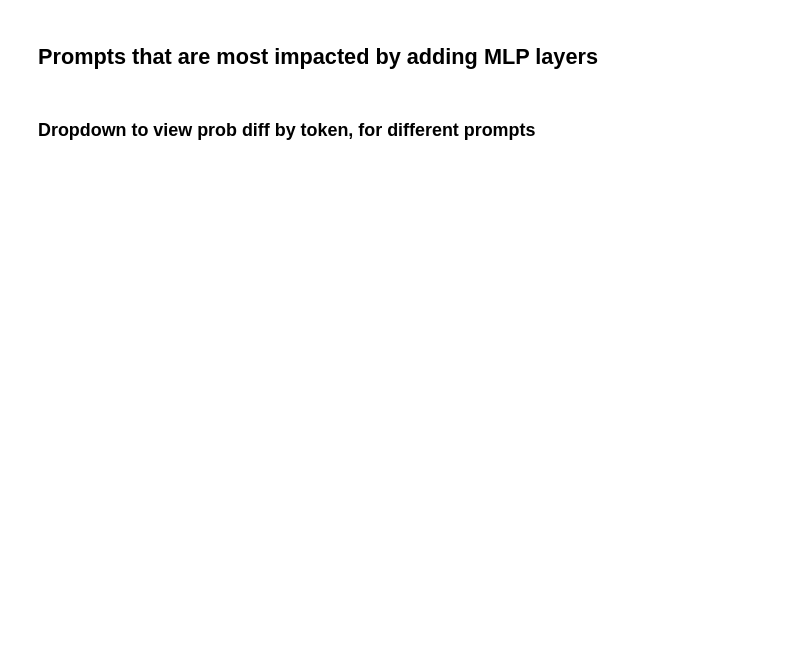
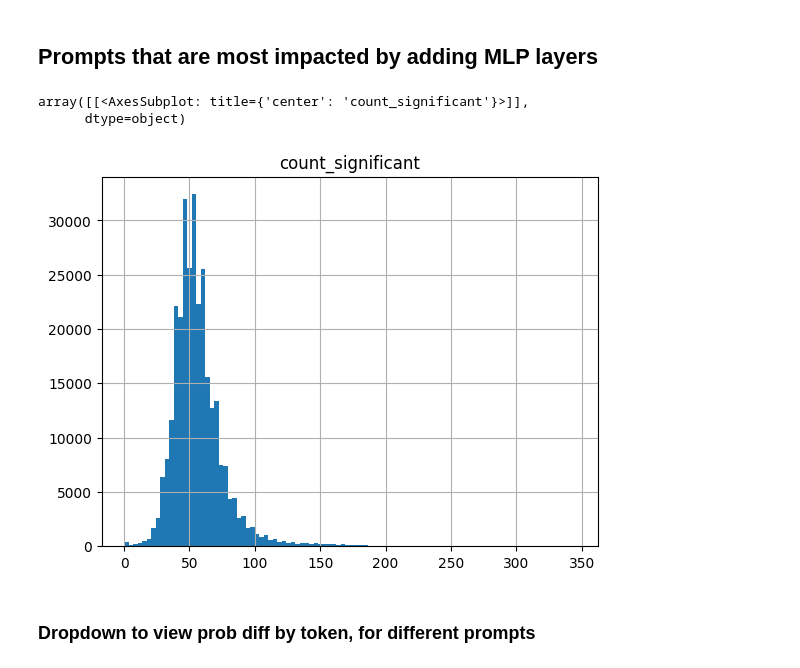
Before and after one commit to alan-cooney/mech-interp-code-generation, a Jupyter notebook: 1-different-models.ipynb, the cells around one changed output. Cells and saved outputs as stored; diff of their text form; code cells hidden in the pictures; blank space fills up the shorter version.

```diff
--- a/1-different-models.ipynb
+++ b/1-different-models.ipynb
@@ -98,14 +99,18 @@ plt.hist(prob_diff_by_prompt, bins=100)
 # %%
 # Rank the prompts by number of tokens that are significantly better with the
 # MLP layer
-threshold = 0.1
+threshold = 0.3
 count_prob_diff_above_threshold = np.sum(prob_diff > threshold, axis=-1)
 ranked_prompts = pd.DataFrame({"count_significant": count_prob_diff_above_threshold})
 ranked_prompts.sort_values(by="count_significant", ascending=False, inplace=True)
 prompt_ids_ranked = ranked_prompts.index.values
 
 # Show histogram for the number of tokens that are significantly better, per prompt
 ranked_prompts.hist(bins=100)
+# %% [output]
+array([[<AxesSubplot: title={'center': 'count_significant'}>]],
+      dtype=object)
+[figure, added]
 # %% [markdown]
 ### Dropdown to view prob diff by token, for different prompts
 # %%
```
Also changed, not shown: parts of 21 cells of this notebook.
